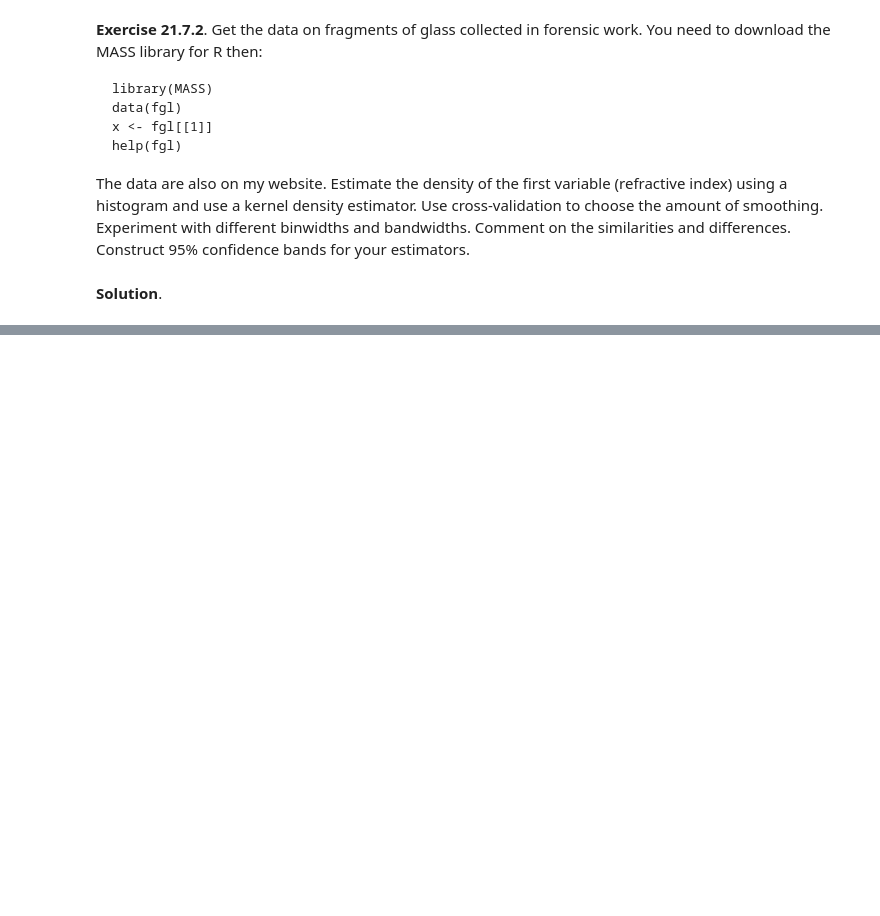
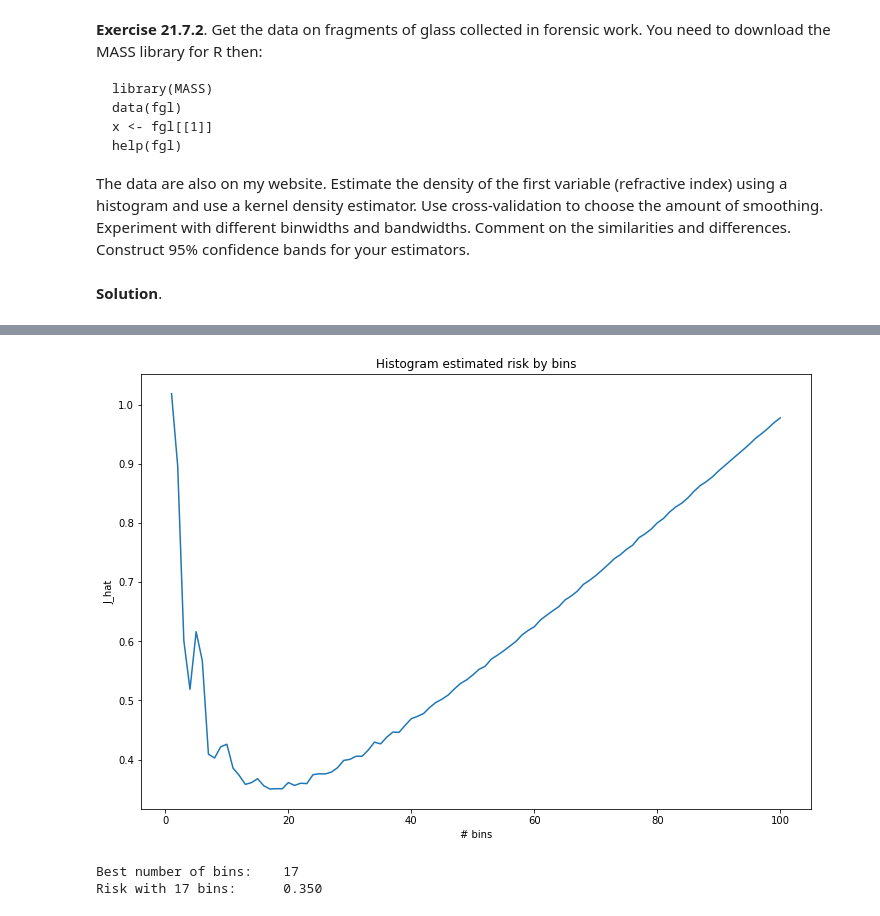
Before and after one commit to telmo-correa/all-of-statistics, a Jupyter notebook: chapter21.ipynb, the cells around one changed output, grey strips where cells are left out. Drawn from its saved outputs; the diff is of its cells as text; code cells hidden in the pictures; blank space fills up the shorter version.

```diff
--- a/chapter21.ipynb
+++ b/chapter21.ipynb
@@ -617,0 +779,24 @@ X = data['RI']
+# %%
+import matplotlib.pyplot as plt
+%matplotlib inline
+
+# Calculate and plot estimated risk for various numbers of bins
+m_values = [m for m in range(1, 101)]
+j_hat = [j_hat_histogram(X, m) for m in m_values]
+
+best_m = m_values[np.argmin(j_hat)]
+best_risk = min(j_hat)
+# %%
+plt.figure(figsize=(12, 8))
+plt.plot(m_values, j_hat)
+plt.xlabel('# bins')
+plt.ylabel('J_hat')
+plt.title('Histogram estimated risk by bins')
+plt.show()
+
+print('Best number of bins:\t%i' % best_m)
+print('Risk with %i bins: \t%.3f' % (best_m, best_risk))
+# %% [output]
+[figure, added]
+Best number of bins:    17
+Risk with 17 bins:      0.350
```
Also changed, not shown: parts of 16 cells of this notebook.
